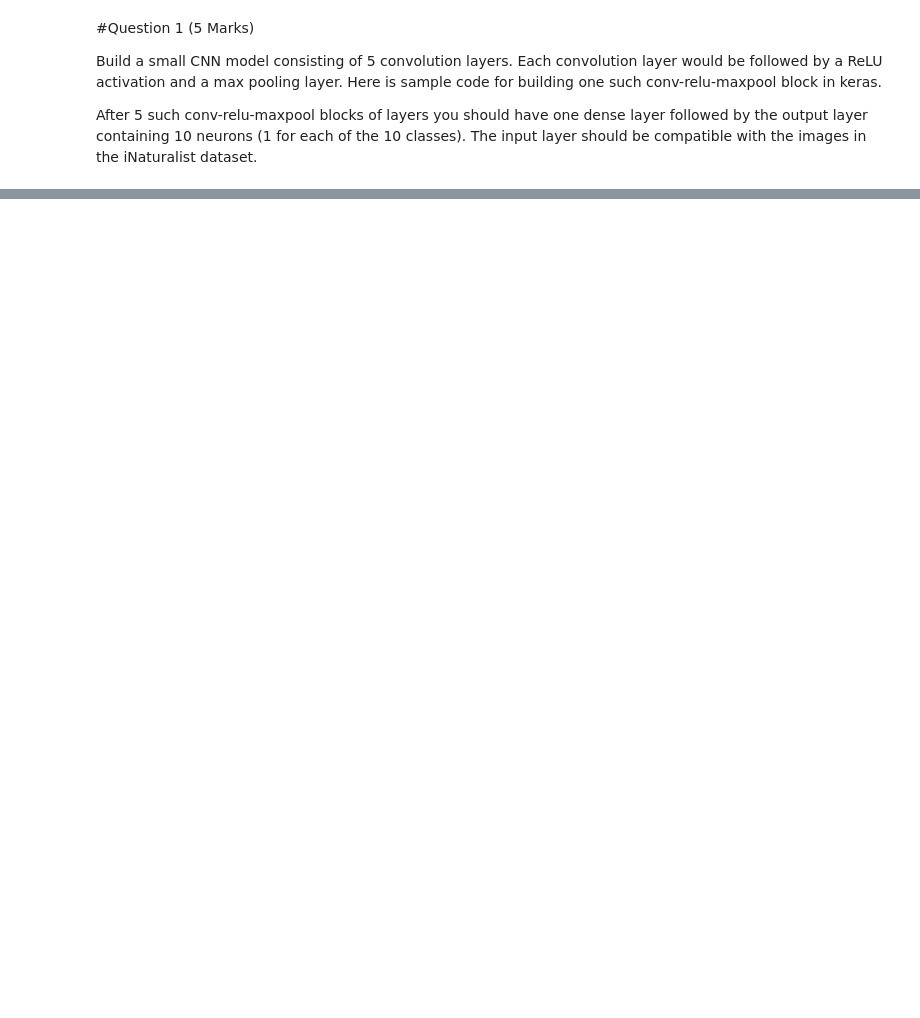
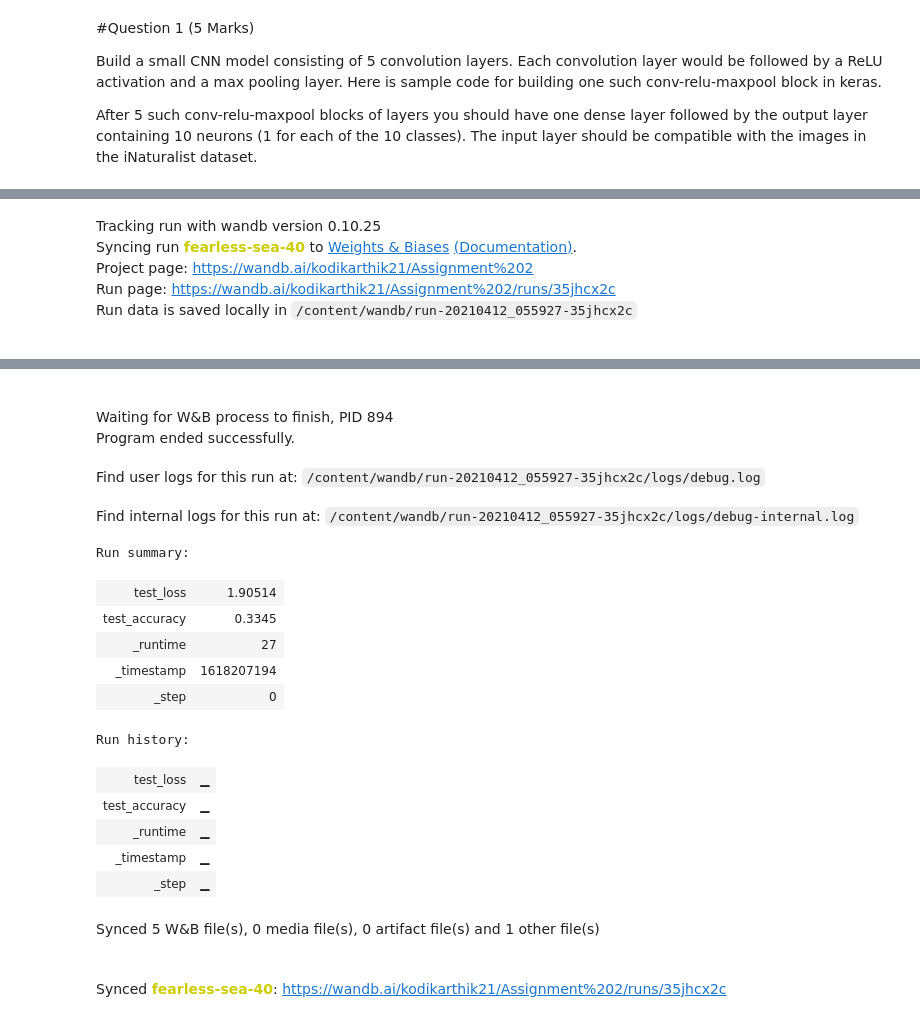
Before and after one commit to kodikarthik21/CS6910---Fundamentals-of-Deep-Learning, a Jupyter notebook: Assignment02/Assignment2.ipynb, the cells around one changed output, grey strips where cells are left out. Cells and saved outputs as stored; diff of their text form; code cells hidden in the pictures; blank space fills up the shorter version.

```diff
--- a/Assignment02/Assignment2.ipynb
+++ b/Assignment02/Assignment2.ipynb
@@ -53,9 +79,11 @@ tf.test.gpu_device_name()
 # %%
-train_dataset = tf.keras.preprocessing.image_dataset_from_directory('/content/inaturalist_12K/train',
+train_dataset = tf.keras.preprocessing.image_dataset_from_directory('/content/inaturalist_12K/train',labels = 'inferred',
                                                                     validation_split=0.1, seed = 123, subset = "training")
 
-validation_dataset = tf.keras.preprocessing.image_dataset_from_directory('/content/inaturalist_12K/train',
+validation_dataset = tf.keras.preprocessing.image_dataset_from_directory('/content/inaturalist_12K/train', labels = 'inferred',
                                                                     validation_split=0.1, seed = 123, subset = "validation")
+
+test_dataset = tf.keras.preprocessing.image_dataset_from_directory('/content/inaturalist_12K/val', labels = 'inferred',seed = 123)
 # %% [output]
 Found 9999 files belonging to 10 classes.
 Using 9000 files for training.
@@ -178,0 +245,12 @@ wandb: WARNING Ignored wandb.init() arg project when running a sweep
+# %%
+#-----------------FINDING TEST LOSS AND ACCURACY FOR THE BEST MODEL-------------
+model = model_framework()
+model = tf.keras.models.load_model(wandb.restore('model-best.h5', run_path="kodikarthik21/uncategorized/m5pfdn04").name)
+test(model)
+wandb.run.finish()
+# %% [output]
+Tracking run with wandb version 0.10.25
+Syncing run fearless-sea-40 to Weights & Biases (Documentation).
+Project page: https://wandb.ai/kodikarthik21/Assignment%202
+Run page: https://wandb.ai/kodikarthik21/Assignment%202/runs/35jhcx2c
+Run data is saved locally in /content/wandb/run-20210412_055927-35jhcx2c
@@ -178,0 +258,18 @@ wandb: WARNING Ignored wandb.init() arg project when running a sweep
+Waiting for W&B process to finish, PID 894
+Program ended successfully.
+Find user logs for this run at: /content/wandb/run-20210412_055927-35jhcx2c/logs/debug.log
+Find internal logs for this run at: /content/wandb/run-20210412_055927-35jhcx2c/logs/debug-internal.log
+Run summary:
+| test_loss | 1.90514 |
+| test_accuracy | 0.3345 |
+| _runtime | 27 |
+| _timestamp | 1618207194 |
+| _step | 0 |
+Run history:
+| test_loss | ▁ |
+| test_accuracy | ▁ |
+| _runtime | ▁ |
+| _timestamp | ▁ |
+| _step | ▁ |
+Synced 5 W&B file(s), 0 media file(s), 0 artifact file(s) and 1 other file(s)
+Synced fearless-sea-40: https://wandb.ai/kodikarthik21/Assignment%202/runs/35jhcx2c
```
Also changed, not shown: parts of 15 cells of this notebook.
